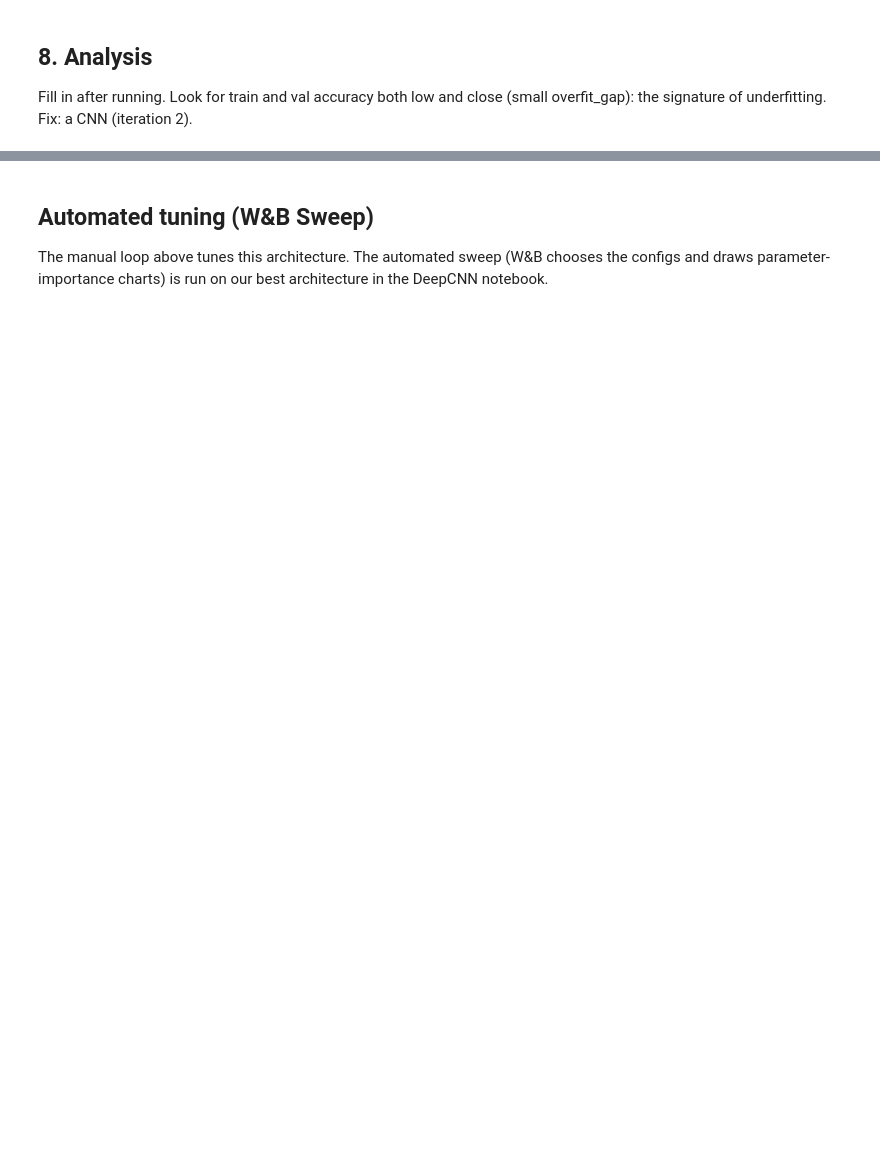
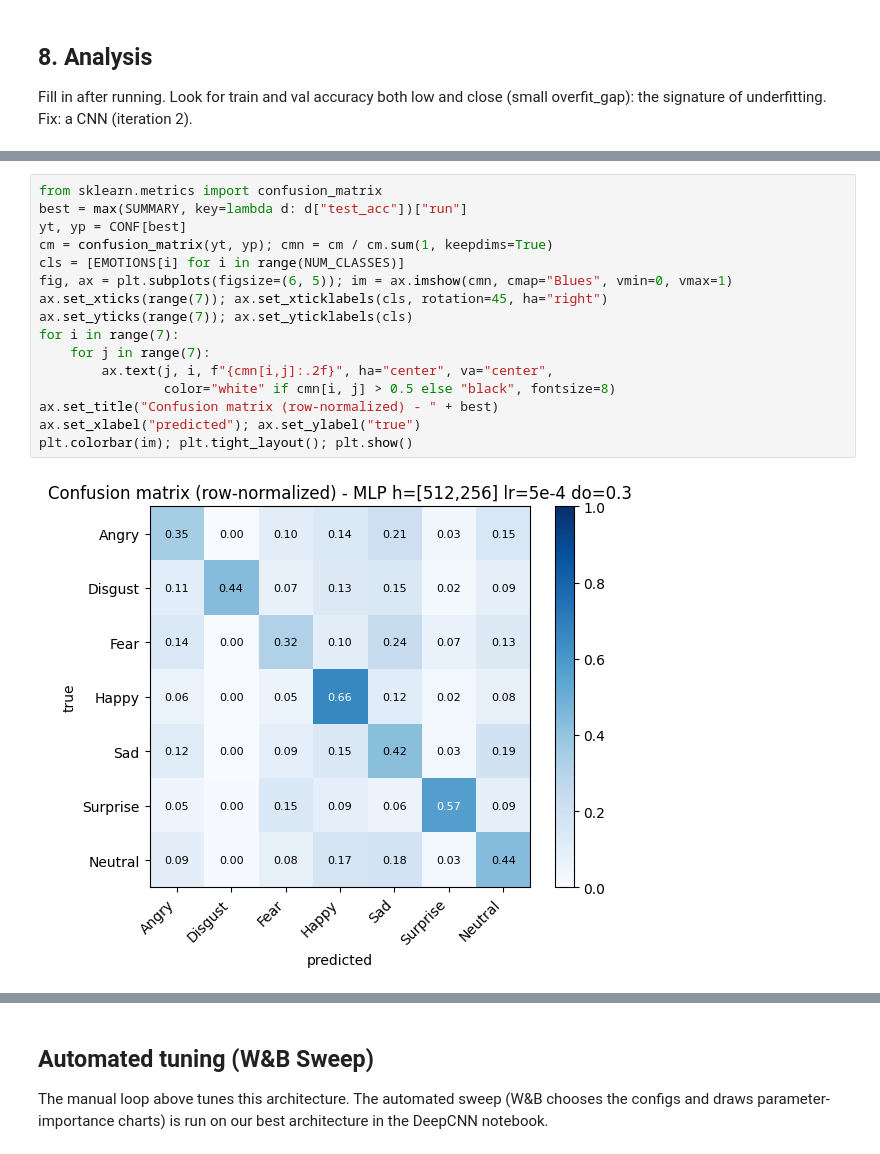
Before and after one commit to romaxod/ML-HW4-FUULXOD, a Jupyter notebook: model_experiment_MLP.ipynb, the cells around one changed output, grey strips where cells are left out. Cells and saved outputs as stored; diff of their text form; blank space fills up the shorter version.

```diff
--- a/model_experiment_MLP.ipynb
+++ b/model_experiment_MLP.ipynb
@@ -212,0 +419,18 @@ Fill in after running. Look for train and val accuracy both low and close (small
+# %%
+from sklearn.metrics import confusion_matrix
+best = max(SUMMARY, key=lambda d: d["test_acc"])["run"]
+yt, yp = CONF[best]
+cm = confusion_matrix(yt, yp); cmn = cm / cm.sum(1, keepdims=True)
+cls = [EMOTIONS[i] for i in range(NUM_CLASSES)]
+fig, ax = plt.subplots(figsize=(6, 5)); im = ax.imshow(cmn, cmap="Blues", vmin=0, vmax=1)
+ax.set_xticks(range(7)); ax.set_xticklabels(cls, rotation=45, ha="right")
+ax.set_yticks(range(7)); ax.set_yticklabels(cls)
+for i in range(7):
+    for j in range(7):
+        ax.text(j, i, f"{cmn[i,j]:.2f}", ha="center", va="center",
+                color="white" if cmn[i, j] > 0.5 else "black", fontsize=8)
+ax.set_title("Confusion matrix (row-normalized) - " + best)
+ax.set_xlabel("predicted"); ax.set_ylabel("true")
+plt.colorbar(im); plt.tight_layout(); plt.show()
+# %% [output]
+[figure, added]
```
Also changed, not shown: parts of 18 cells of this notebook.
